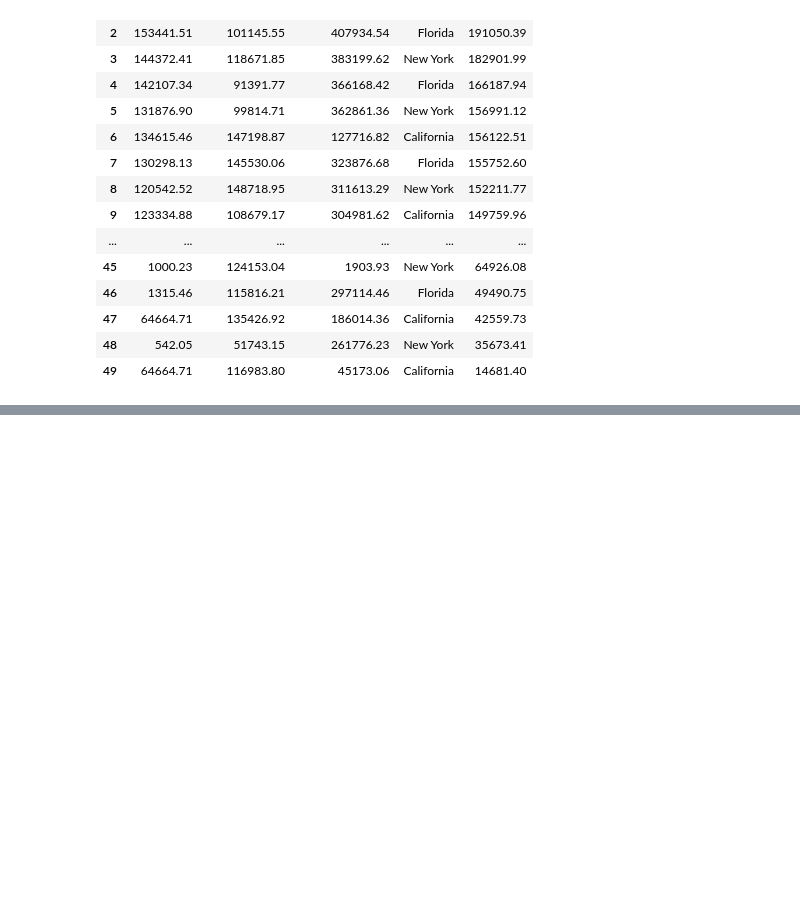
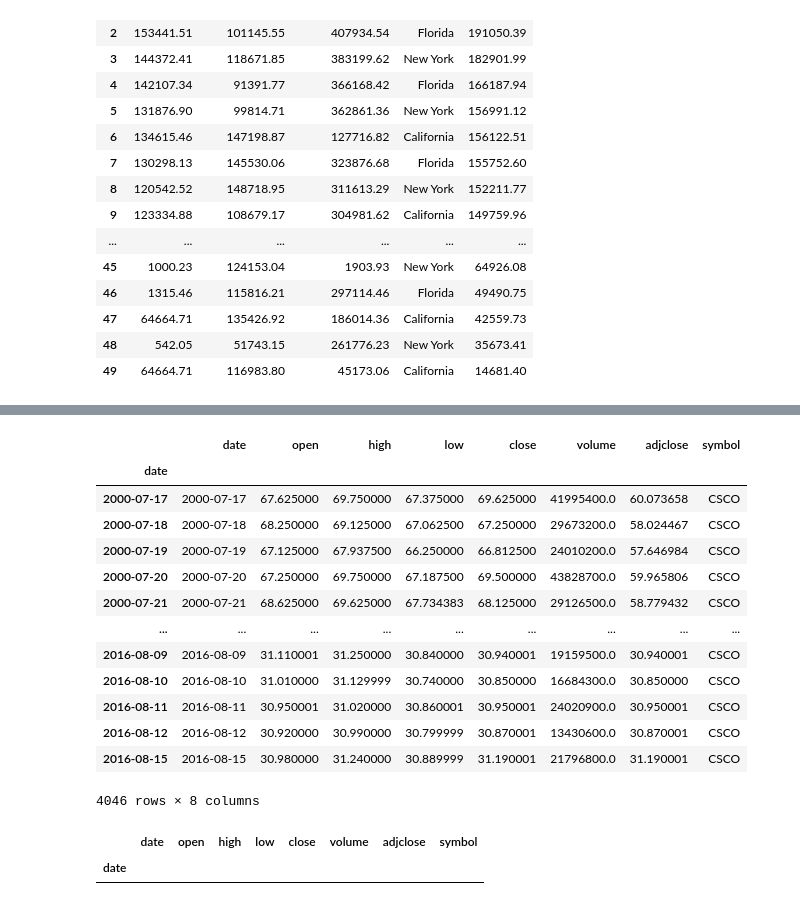
Before and after one commit to aioskill/genai2026, a Jupyter notebook: notebooks/python_basics/NullHandling.ipynb, the cells around one changed output, grey strips where cells are left out. Drawn from its saved outputs; the diff is of its cells as text; code cells hidden in the pictures; blank space fills up the shorter version.

```diff
--- a/notebooks/python_basics/NullHandling.ipynb
+++ b/notebooks/python_basics/NullHandling.ipynb
@@ -292,0 +361,25 @@ Florida
+# %%
+csco = stocks[stocks.symbol == 'CSCO']
+csco
+#csco = stocks.asfreq("D")
+#csco.adjclose[:20]
+# %% [output]
+|  | date | open | high | low | close | volume | adjclose | symbol |
+| date |  |  |  |  |  |  |  |  |
+| 2000-07-17 | 2000-07-17 | 67.625000 | 69.750000 | 67.375000 | 69.625000 | 41995400.0 | 60.073658 | CSCO |
+| 2000-07-18 | 2000-07-18 | 68.250000 | 69.125000 | 67.062500 | 67.250000 | 29673200.0 | 58.024467 | CSCO |
+| 2000-07-19 | 2000-07-19 | 67.125000 | 67.937500 | 66.250000 | 66.812500 | 24010200.0 | 57.646984 | CSCO |
+| 2000-07-20 | 2000-07-20 | 67.250000 | 69.750000 | 67.187500 | 69.500000 | 43828700.0 | 59.965806 | CSCO |
+| 2000-07-21 | 2000-07-21 | 68.625000 | 69.625000 | 67.734383 | 68.125000 | 29126500.0 | 58.779432 | CSCO |
+| ... | ... | ... | ... | ... | ... | ... | ... | ... |
+| 2016-08-09 | 2016-08-09 | 31.110001 | 31.250000 | 30.840000 | 30.940001 | 19159500.0 | 30.940001 | CSCO |
+| 2016-08-10 | 2016-08-10 | 31.010000 | 31.129999 | 30.740000 | 30.850000 | 16684300.0 | 30.850000 | CSCO |
+| 2016-08-11 | 2016-08-11 | 30.950001 | 31.020000 | 30.860001 | 30.950001 | 24020900.0 | 30.950001 | CSCO |
+| 2016-08-12 | 2016-08-12 | 30.920000 | 30.990000 | 30.799999 | 30.870001 | 13430600.0 | 30.870001 | CSCO |
+| 2016-08-15 | 2016-08-15 | 30.980000 | 31.240000 | 30.889999 | 31.190001 | 21796800.0 | 31.190001 | CSCO |
+4046 rows × 8 columns
+# %%
+csco[csco.index.duplicated()]
+# %% [output]
+|  | date | open | high | low | close | volume | adjclose | symbol |
+| date |  |  |  |  |  |  |  |  |
```
Also changed, not shown: parts of 9 cells of this notebook.
